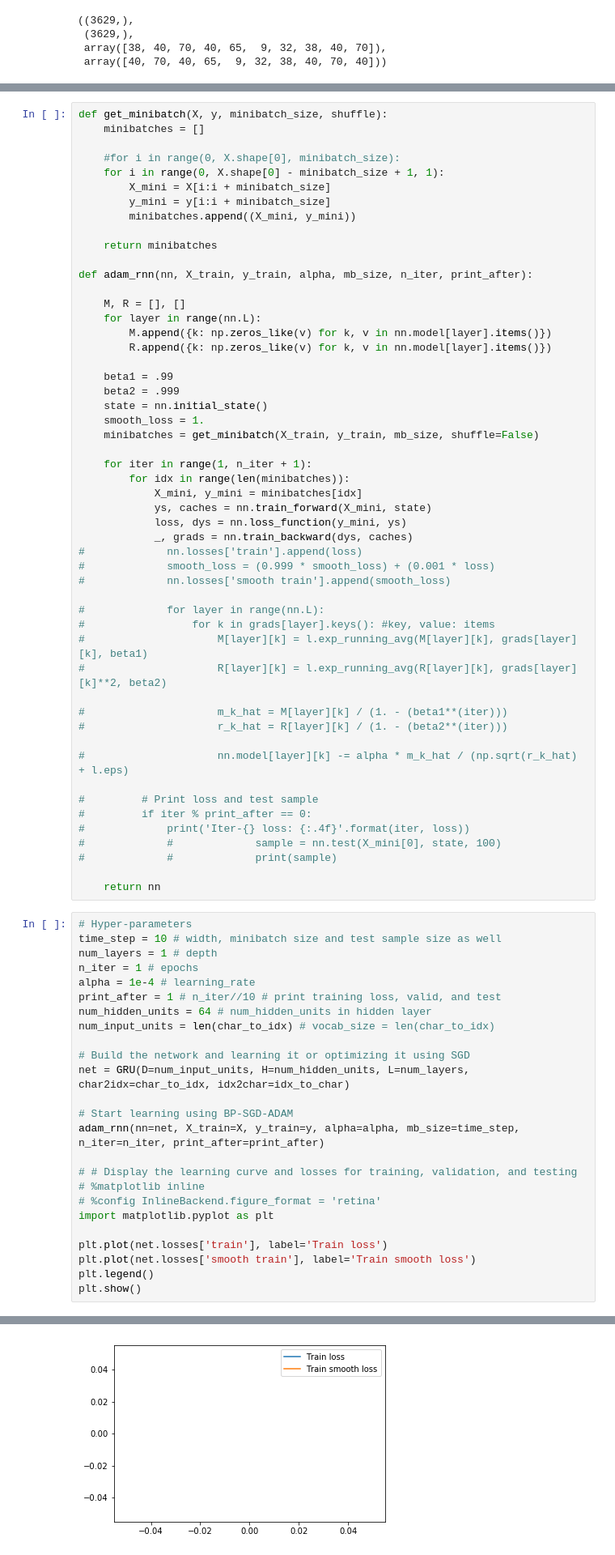
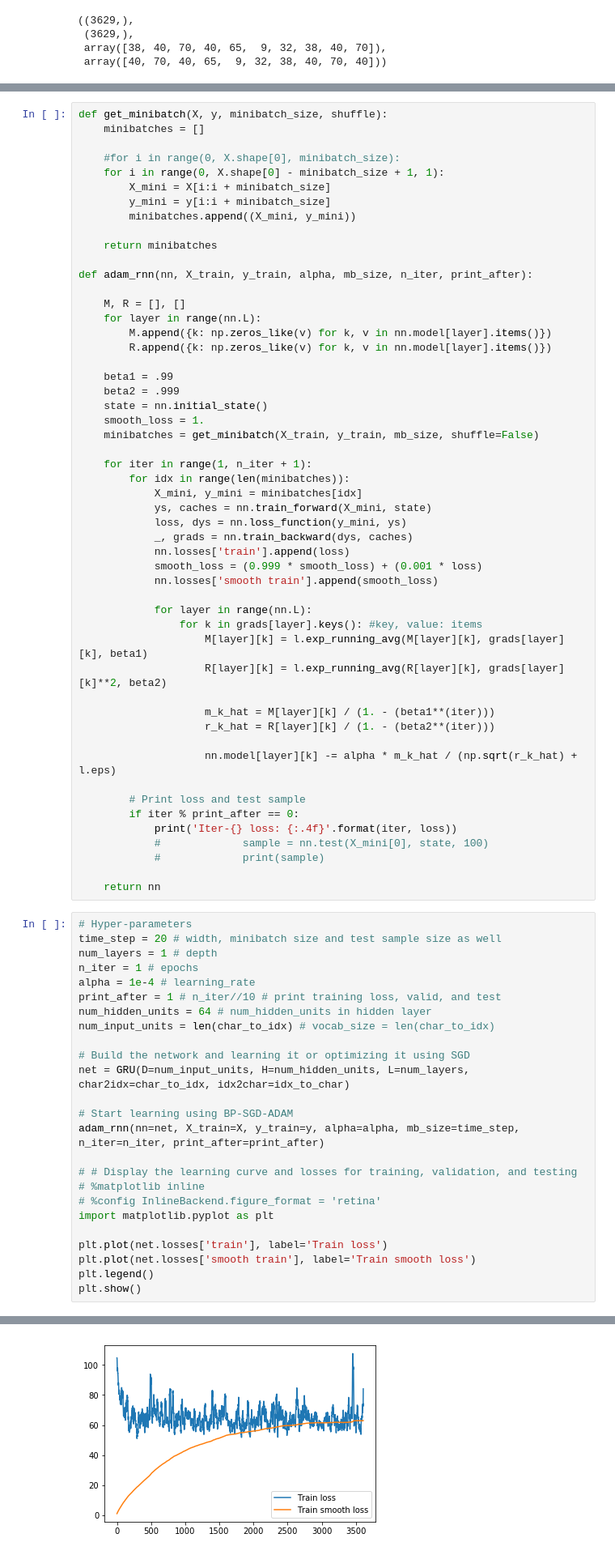
Before and after one commit to arasdar/DL, a Jupyter notebook: DGRU2-layer-conv.ipynb, the cells around one changed output, grey strips where cells are left out. Shown at 81% size. Saved outputs shown, nothing was run; the diff lists cells and outputs as text.

```diff
--- a/DGRU2-layer-conv.ipynb
+++ b/DGRU2-layer-conv.ipynb
@@ -261,30 +267,30 @@ def adam_rnn(nn, X_train, y_train, alpha, mb_size, n_iter, print_after):
             ys, caches = nn.train_forward(X_mini, state)
             loss, dys = nn.loss_function(y_mini, ys)
             _, grads = nn.train_backward(dys, caches)
-#             nn.losses['train'].append(loss)
-#             smooth_loss = (0.999 * smooth_loss) + (0.001 * loss)
-#             nn.losses['smooth train'].append(smooth_loss)
+            nn.losses['train'].append(loss)
+            smooth_loss = (0.999 * smooth_loss) + (0.001 * loss)
+            nn.losses['smooth train'].append(smooth_loss)
 
-#             for layer in range(nn.L):
-#                 for k in grads[layer].keys(): #key, value: items
-#                     M[layer][k] = l.exp_running_avg(M[layer][k], grads[layer][k], beta1)
-#                     R[layer][k] = l.exp_running_avg(R[layer][k], grads[layer][k]**2, beta2)
+            for layer in range(nn.L):
+                for k in grads[layer].keys(): #key, value: items
+                    M[layer][k] = l.exp_running_avg(M[layer][k], grads[layer][k], beta1)
+                    R[layer][k] = l.exp_running_avg(R[layer][k], grads[layer][k]**2, beta2)
 
-#                     m_k_hat = M[layer][k] / (1. - (beta1**(iter)))
-#                     r_k_hat = R[layer][k] / (1. - (beta2**(iter)))
+                    m_k_hat = M[layer][k] / (1. - (beta1**(iter)))
+                    r_k_hat = R[layer][k] / (1. - (beta2**(iter)))
 
-#                     nn.model[layer][k] -= alpha * m_k_hat / (np.sqrt(r_k_hat) + l.eps)
+                    nn.model[layer][k] -= alpha * m_k_hat / (np.sqrt(r_k_hat) + l.eps)
 
-#         # Print loss and test sample
-#         if iter % print_after == 0:
-#             print('Iter-{} loss: {:.4f}'.format(iter, loss))
-#             #             sample = nn.test(X_mini[0], state, 100)
-#             #             print(sample)
+        # Print loss and test sample
+        if iter % print_after == 0:
+            print('Iter-{} loss: {:.4f}'.format(iter, loss))
+            #             sample = nn.test(X_mini[0], state, 100)
+            #             print(sample)
 
     return nn
 # %%
 # Hyper-parameters
-time_step = 10 # width, minibatch size and test sample size as well
+time_step = 20 # width, minibatch size and test sample size as well
 num_layers = 1 # depth
 n_iter = 1 # epochs
 alpha = 1e-4 # learning_rate
@@ -328 +318 @@ dy.shape (1,
-[figure, old version]
+[figure, new version]
```
Also changed, not shown: parts of 2 cells of this notebook, 1 other file.
